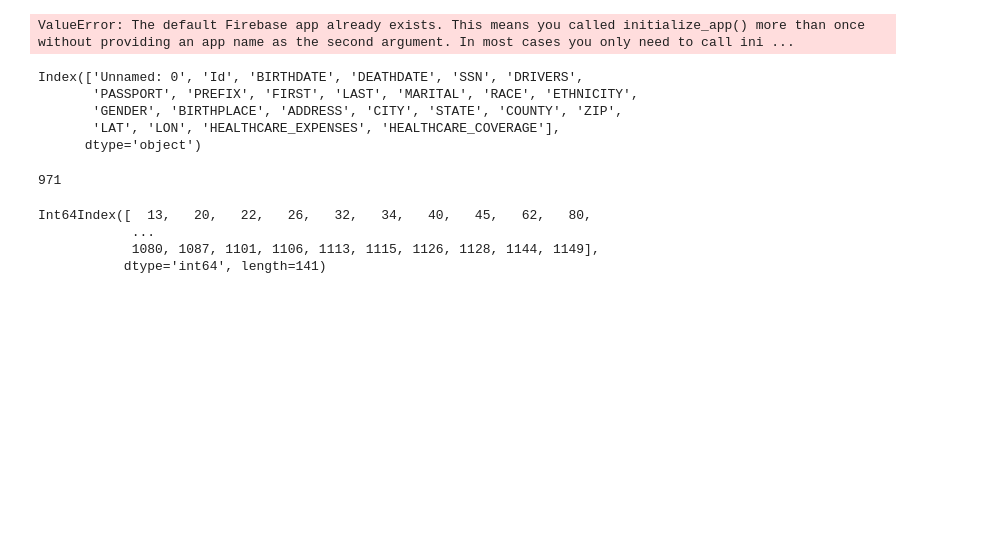
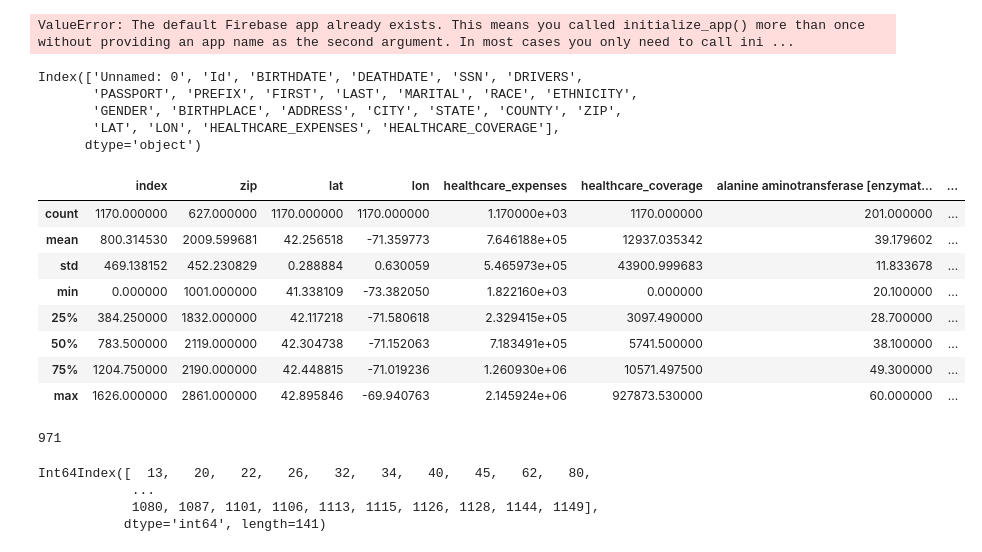
Before and after one commit to Tlalvani/PittChallenge, a Jupyter notebook: load_into_firebase.ipynb, the cells around one changed output. Cells and saved outputs as stored; diff of their text form; code cells hidden in the pictures; blank space fills up the shorter version.

```diff
--- a/load_into_firebase.ipynb
+++ b/load_into_firebase.ipynb
@@ -14,18 +14,28 @@ pd.set_option('display.max_rows', None)
 # %%
 patients = pd.read_csv('patients.csv')
 print(patients.columns[:24])
 patients = patients.drop('Unnamed: 0', axis=1)
 # patients.rename(columns={patients.columns})
 patients.columns = map(str.lower, patients.columns)
 patients['name'] = patients['first'].str.replace('\d+', '', regex=True) +' ' + patients['last'].str.replace('\d+', '', regex=True)
 patients = patients.drop_duplicates(subset='name')
 patients = patients.drop(['first', 'last'], axis=1)
 patients = patients.rename(columns={'gender': 'sex'})
 
 patients = patients.reset_index()
+patients.describe()
 # %% [output]
 Index(['Unnamed: 0', 'Id', 'BIRTHDATE', 'DEATHDATE', 'SSN', 'DRIVERS',
        'PASSPORT', 'PREFIX', 'FIRST', 'LAST', 'MARITAL', 'RACE', 'ETHNICITY',
        'GENDER', 'BIRTHPLACE', 'ADDRESS', 'CITY', 'STATE', 'COUNTY', 'ZIP',
        'LAT', 'LON', 'HEALTHCARE_EXPENSES', 'HEALTHCARE_COVERAGE'],
       dtype='object')
+|  | index | zip | lat | lon | healthcare_expenses | healthcare_coverage | alanine aminotransferase [enzymat... | ... |
+| count | 1170.000000 | 627.000000 | 1170.000000 | 1170.000000 | 1.170000e+03 | 1170.000000 | 201.000000 | ... |
+| mean | 800.314530 | 2009.599681 | 42.256518 | -71.359773 | 7.646188e+05 | 12937.035342 | 39.179602 | ... |
+| std | 469.138152 | 452.230829 | 0.288884 | 0.630059 | 5.465973e+05 | 43900.999683 | 11.833678 | ... |
+| min | 0.000000 | 1001.000000 | 41.338109 | -73.382050 | 1.822160e+03 | 0.000000 | 20.100000 | ... |
+| 25% | 384.250000 | 1832.000000 | 42.117218 | -71.580618 | 2.329415e+05 | 3097.490000 | 28.700000 | ... |
+| 50% | 783.500000 | 2119.000000 | 42.304738 | -71.152063 | 7.183491e+05 | 5741.500000 | 38.100000 | ... |
+| 75% | 1204.750000 | 2190.000000 | 42.448815 | -71.019236 | 1.260930e+06 | 10571.497500 | 49.300000 | ... |
+| max | 1626.000000 | 2861.000000 | 42.895846 | -69.940763 | 2.145924e+06 | 927873.530000 | 60.000000 | ... |
```
Also changed, not shown: parts of 5 cells of this notebook, 11 other files.
